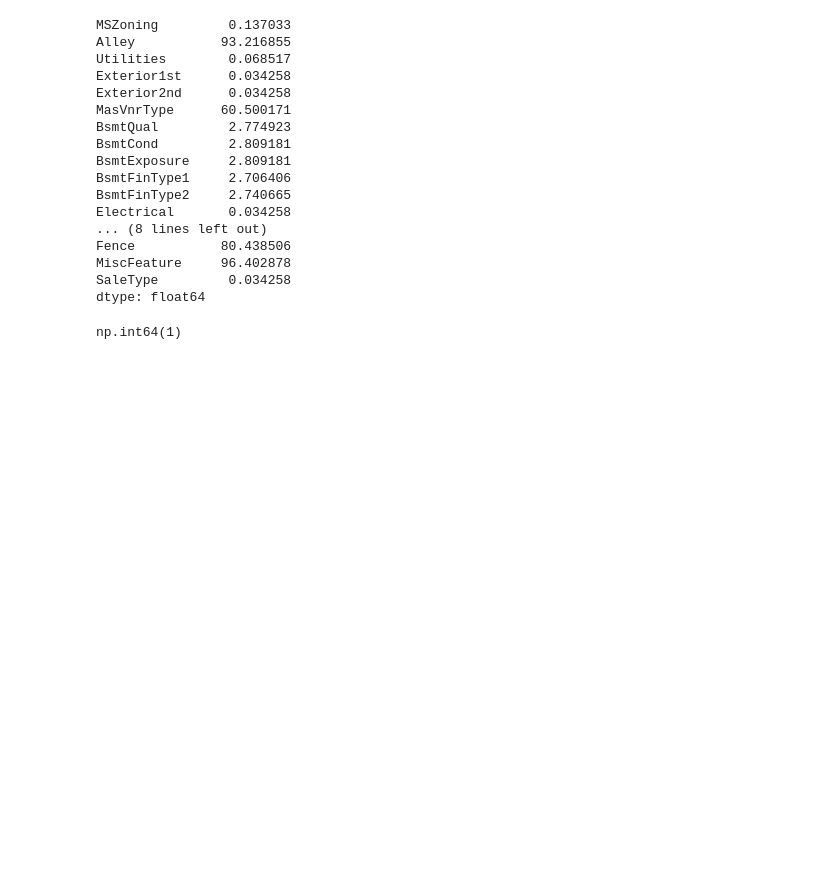
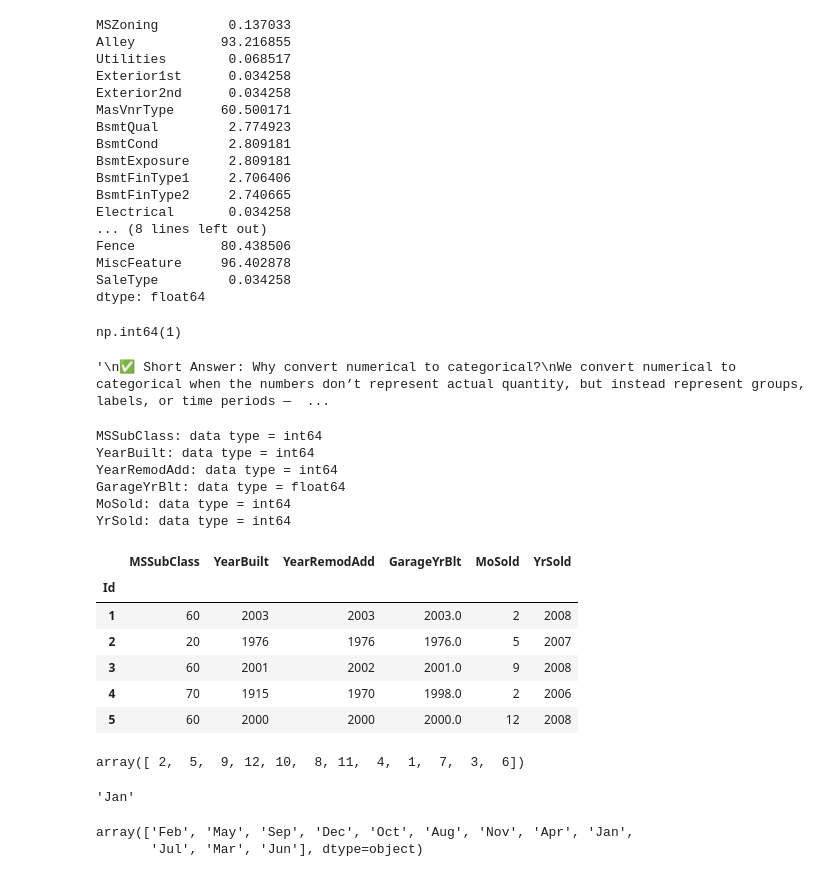
Before and after one commit to rathorebharat937/House_Price_Prediction_Regression_Project, a Jupyter notebook: house_price_prediction_01.ipynb, the cells around one changed output. Cells and saved outputs as stored; diff of their text form; code cells hidden in the pictures; blank space fills up the shorter version.

```diff
--- a/house_price_prediction_01.ipynb
+++ b/house_price_prediction_01.ipynb
@@ -1182,0 +1193,49 @@ np.int64(1)
+# %%
+"""
+✅ Short Answer: Why convert numerical to categorical?
+We convert numerical to categorical when the numbers don’t represent actual quantity, but instead represent groups, labels, or time periods — to help the model:
+
+Avoid wrong assumptions (e.g., that 2000 is twice 1000)
+
+Improve interpretability (like grouping ages or years)
+
+Handle real-world patterns (like seasons, decades)
+
+Prevent overfitting on meaningless numeric differences
+
+Make the data meaningful for tree-based models
+"""
+# %% [output]
+'\n✅ Short Answer: Why convert numerical to categorical?\nWe convert numerical to categorical when the numbers don’t represent actual quantity, but instead represent groups, labels, or time periods —  ...
+# %%
+for_num_conv = ["MSSubClass","YearBuilt","YearRemodAdd","GarageYrBlt","MoSold","YrSold"]
+for feat in for_num_conv:
+    print(f"{feat}: data type = {df_mvi[feat].dtype}")
+# %% [output]
+MSSubClass: data type = int64
+YearBuilt: data type = int64
+YearRemodAdd: data type = int64
+GarageYrBlt: data type = float64
+MoSold: data type = int64
+YrSold: data type = int64
+# %%
+df_mvi[for_num_conv].head()
+# %% [output]
+|  | MSSubClass | YearBuilt | YearRemodAdd | GarageYrBlt | MoSold | YrSold |
+| Id |  |  |  |  |  |  |
+| 1 | 60 | 2003 | 2003 | 2003.0 | 2 | 2008 |
+| 2 | 20 | 1976 | 1976 | 1976.0 | 5 | 2007 |
+| 3 | 60 | 2001 | 2002 | 2001.0 | 9 | 2008 |
+| 4 | 70 | 1915 | 1970 | 1998.0 | 2 | 2006 |
+| 5 | 60 | 2000 | 2000 | 2000.0 | 12 | 2008 |
+# %%
+# here of number of  month  we need to convert   name of months
+# getting  unique  values
+df_mvi["MoSold"].unique()
+# %% [output]
+array([ 2,  5,  9, 12, 10,  8, 11,  4,  1,  7,  3,  6])
+# %%
+#now  above value has to be map with month name  so for this need to import calendar
+calendar.month_abbr[1]
+# %% [output]
+'Jan'
@@ -1182,0 +1244,5 @@ np.int64(1)
+# %%
+df_mvi["MoSold"].unique()
+# %% [output]
+array(['Feb', 'May', 'Sep', 'Dec', 'Oct', 'Aug', 'Nov', 'Apr', 'Jan',
+       'Jul', 'Mar', 'Jun'], dtype=object)
```
Also changed, not shown: parts of 10 cells of this notebook.
